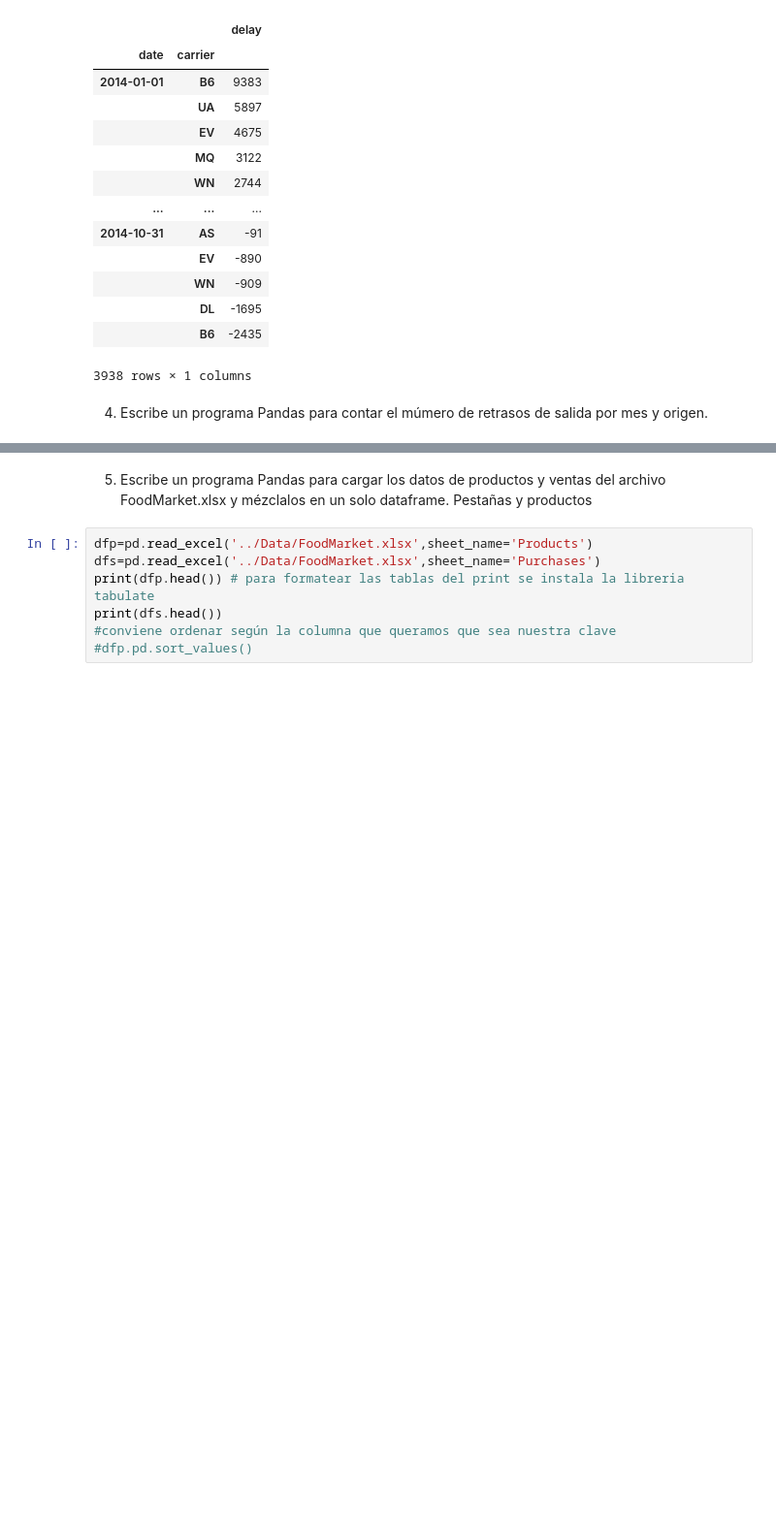
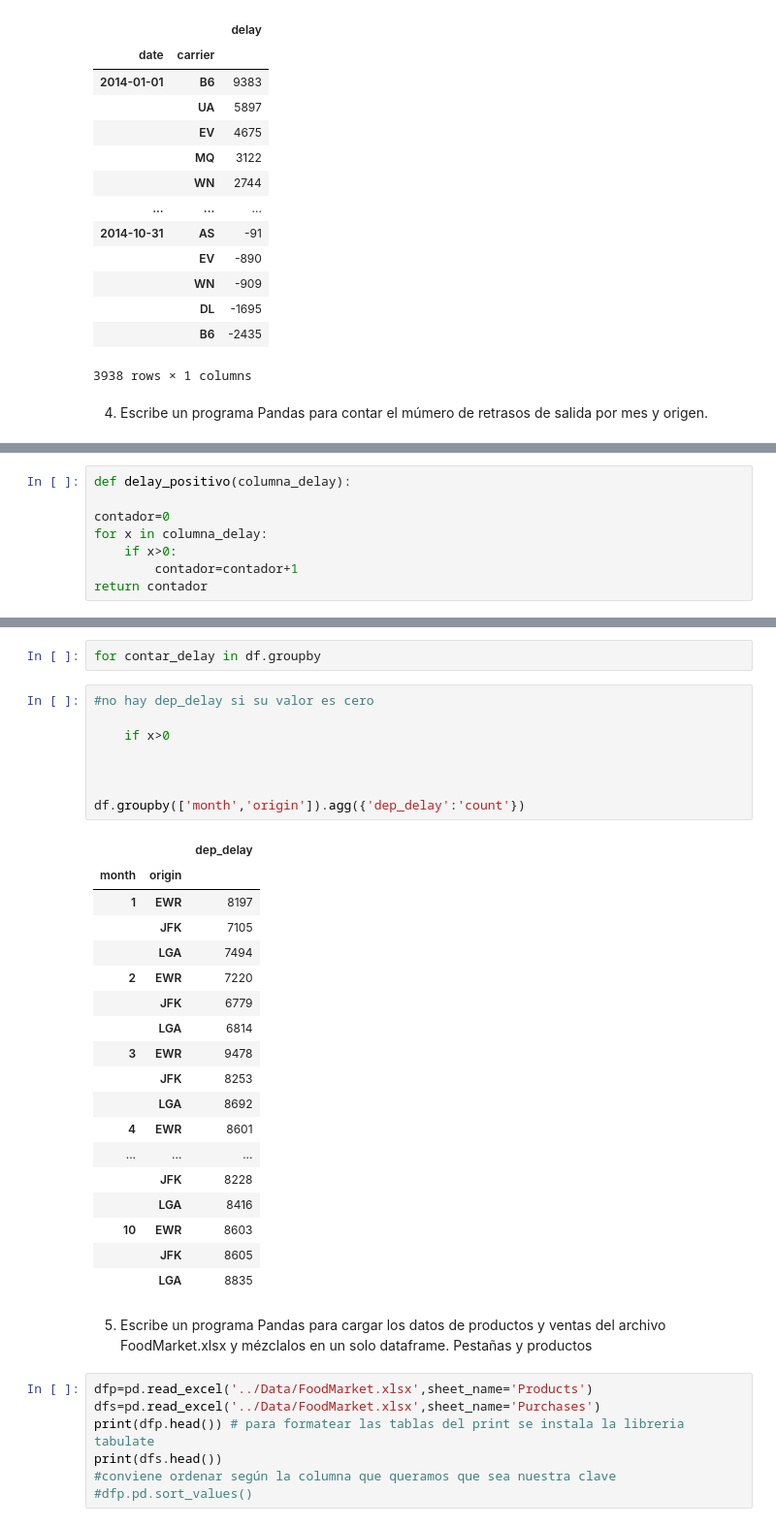
Before and after one commit to mtataytraining2/2_DataScience_Basics, a Jupyter notebook: Pandas/Pandas_dataframe_ejer_2.ipynb, the cells around one changed output, grey strips where cells are left out. Shown at 97% size. Cells and saved outputs as stored; diff of their text form; blank space fills up the shorter version.

```diff
--- a/Pandas/Pandas_dataframe_ejer_2.ipynb
+++ b/Pandas/Pandas_dataframe_ejer_2.ipynb
@@ -302,0 +305,8 @@ df2.sort_values(['date','delay'],ascending=[True, False]) #él,más complicado
+# %%
+def delay_positivo(columna_delay):
+
+contador=0
+for x in columna_delay:
+    if x>0:
+        contador=contador+1
+return contador
@@ -303,3 +350,32 @@ df2.sort_values(['date','delay'],ascending=[True, False]) #él,más complicado
+# %%
+for contar_delay in df.groupby
+# %%
+#no hay dep_delay si su valor es cero
+
+    if x>0
+
+
+
+df.groupby(['month','origin']).agg({'dep_delay':'count'})
+# %% [output]
+|  |  | dep_delay |
+| month | origin |  |
+| 1 | EWR | 8197 |
+|  | JFK | 7105 |
+|  | LGA | 7494 |
+| 2 | EWR | 7220 |
+|  | JFK | 6779 |
+|  | LGA | 6814 |
+| 3 | EWR | 9478 |
+|  | JFK | 8253 |
+|  | LGA | 8692 |
+| 4 | EWR | 8601 |
+| ... | ... | ... |
+|  | JFK | 8228 |
+|  | LGA | 8416 |
+| 10 | EWR | 8603 |
+|  | JFK | 8605 |
+|  | LGA | 8835 |
 # %% [markdown]
 5. Escribe un programa Pandas para cargar los datos de productos y ventas del archivo FoodMarket.xlsx y mézclalos en un solo dataframe. Pestañas y productos
 # %%
```
Also changed, not shown: parts of 5 cells of this notebook.
